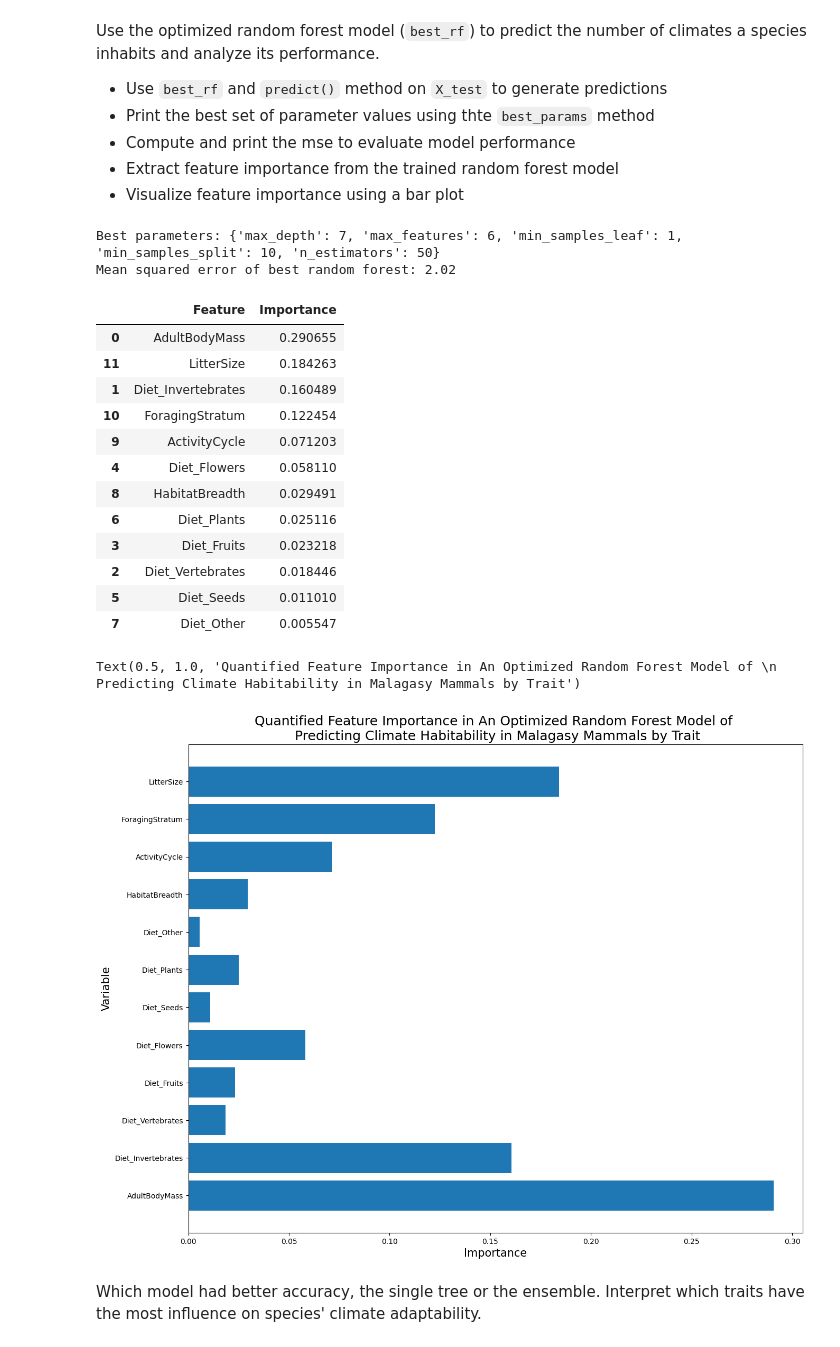
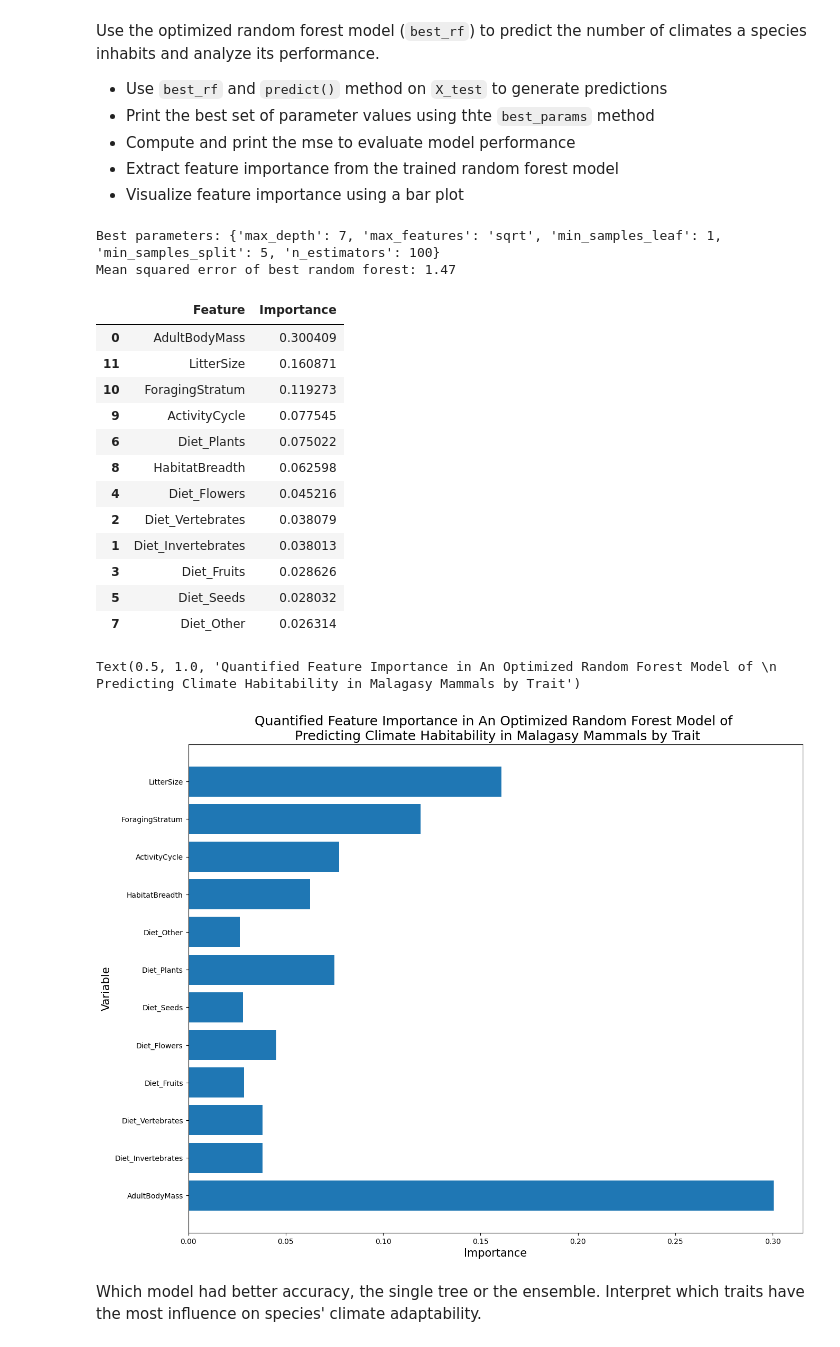
Before and after one commit to silkieMoth/EDS232-labs, a Jupyter notebook: week6/lab6-mammal-traits.ipynb, the cells around one changed output. Saved outputs shown, nothing was run; the diff lists cells and outputs as text; code cells hidden in the pictures.

```diff
--- a/week6/lab6-mammal-traits.ipynb
+++ b/week6/lab6-mammal-traits.ipynb
@@ -24,7 +24,9 @@ Similar to last week, we will need to take some steps to get the data in a usabl
     `Diet_Fruits`, `Diet_Flowers`, `Diet_Seeds`, `Diet_Plants`, `Diet_Other`. Then drop columns that are not relevant functional traits or climate type variables.   Next, drop any remaining  variables that have greater than 40% of the observations missing. Print the final dataframe shape.
 # %%
 # read data
-dat = pd.read_csv("/courses/EDS232/Data/MamTraitData.csv", encoding="ISO-8859-1")
+dat = pd.read_csv("/courses/EDS232/Data/MamTraitData.csv",
+                  encoding="ISO-8859-1",
+                  na_values = [-999])
 
 dat_clean = (dat.rename(columns={ # rename diet related columns with whitespace
             'Diet: invertebrates': 'Diet_Invertebrates',
@@ -46,18 +48,18 @@ Now impute the values of the missing data in the remaining numeric columns using
 # %%
 def impute(df):
     cats = df.select_dtypes(include=['object']) # select categoricals
-    nums = dat_clean.select_dtypes(include = ['int64', 'float64']) # select continuous
+    nums = dat_clean.select_dtypes(include = ['number']) # select continuous
 
     # impute categoricals vars with mode
-    df[cats.columns] = df[cats.columns].replace(-999, cats.mode().iloc[0])
+    df[cats.columns] = df[cats.columns].fillna(cats.mode().iloc[0])
 
     # impute continuous vars wiith KNN
     imputer = KNNImputer(n_neighbors = 5)
-    df[nums.columns] = imputer.fit_transform(df.loc[:, (df.dtypes == 'float64') | (df.dtypes == 'int64')])
+    df[nums.columns] = imputer.fit_transform(df[nums.columns])
 
     return df
 
-dat_imputed = impute(dat_clean)
+dat_imputed = impute(dat_clean.copy())
 # %% [markdown]
 ### Step 3: Create target variable and numerical encoding
 Create the target variable (`nClimates`) representing the  number of climates in which a species was present. Then finish preparing the data to be used in our models.
@@ -67,25 +69,28 @@ Create the target variable (`nClimates`) representing the  number of climates in
 - Encode categorical variables
 - Split the dataset into training and test sets. Use a random state of 808.
 # %%
+# get all categorical variables
+cats = dat_clean.select_dtypes(include=['object'])
+
 # make a copy
 dat_encoded = dat_imputed.copy()
 
 # create total climates variable
-dat_encoded['nClimates'] = dat_imputed['Dry'] + dat_imputed['Humid'] + dat_imputed['Montane'] + dat_imputed['Subarid'] + dat_imputed['Subhumid']
+dat_encoded['nClimates'] = dat_encoded['Dry'] + dat_encoded['Humid'] + dat_encoded['Montane'] + dat_encoded['Subarid'] + dat_encoded['Subhumid']
 
 # drop individual climates
 dat_encoded = dat_encoded.drop(columns = ['Dry', 'Humid', 'Montane', 'Subarid', 'Subhumid'])
 
 # encode categorical variables
-for column in dat_encoded.select_dtypes(include=['object']):
-    dat_encoded[column] = LabelEncoder().fit_transform(dat_encoded[column])
+for column in cats:
+   dat_encoded[column] = LabelEncoder().fit_transform(cats[column])
 # %%
 # split predictor and target variables
-y = dat_encoded['nClimates']
+y = dat_encoded['nClimates'].astype(np.int64)
 x = dat_encoded.iloc[:, :-1]
 
 # split data 70-30
-x_train, x_test, y_train, y_test = train_test_split(x, y, test_size = 30, random_state = 808)
+x_train, x_test, y_train, y_test = train_test_split(x, y, test_size = 0.3, random_state = 808)
 # %% [markdown]
 ### Step 4: Train a decision tree
 Train a single decision tree to predict the number of climate types inhabited by each species.
@@ -172,37 +178,37 @@ forest_y_pred = best_rf.predict(x_test)
 print(f'Best parameters: {best_rf.best_params_}')
 print(f'Mean squared error of best random forest: {mean_squared_error(y_test, forest_y_pred):.2f}')
 # %% [output]
-Best parameters: {'max_depth': 7, 'max_features': 6, 'min_samples_leaf': 1, 'min_samples_split': 10, 'n_estimators': 50}
-Mean squared error of best random forest: 2.02
+Best parameters: {'max_depth': 7, 'max_features': 'sqrt', 'min_samples_leaf': 1, 'min_samples_split': 5, 'n_estimators': 100}
+Mean squared error of best random forest: 1.47
 # %%
 # generate sorted table of feature importances
 pd.DataFrame({
     'Feature': x.columns,
-    'Importance': forest_maker.feature_importances_
+    'Importance': best_rf.best_estimator_.feature_importances_
 }).sort_values(by = 'Importance', ascending = False)
 # %% [output]
 |  | Feature | Importance |
-| 0 | AdultBodyMass | 0.290655 |
-| 11 | LitterSize | 0.184263 |
-| 1 | Diet_Invertebrates | 0.160489 |
-| 10 | ForagingStratum | 0.122454 |
-| 9 | ActivityCycle | 0.071203 |
-| 4 | Diet_Flowers | 0.058110 |
-| 8 | HabitatBreadth | 0.029491 |
-| 6 | Diet_Plants | 0.025116 |
-| 3 | Diet_Fruits | 0.023218 |
-| 2 | Diet_Vertebrates | 0.018446 |
-| 5 | Diet_Seeds | 0.011010 |
-| 7 | Diet_Other | 0.005547 |
+| 0 | AdultBodyMass | 0.300409 |
+| 11 | LitterSize | 0.160871 |
+| 10 | ForagingStratum | 0.119273 |
+| 9 | ActivityCycle | 0.077545 |
+| 6 | Diet_Plants | 0.075022 |
+| 8 | HabitatBreadth | 0.062598 |
+| 4 | Diet_Flowers | 0.045216 |
+| 2 | Diet_Vertebrates | 0.038079 |
+| 1 | Diet_Invertebrates | 0.038013 |
+| 3 | Diet_Fruits | 0.028626 |
+| 5 | Diet_Seeds | 0.028032 |
+| 7 | Diet_Other | 0.026314 |
 # %%
 # feature importance horizontal bar plot
-plt.barh(x.columns, forest_maker.feature_importances_)
+plt.barh(x.columns, best_rf.best_estimator_.feature_importances_)
 
 plt.xlabel('Importance', fontsize = 15)
 plt.ylabel('Variable', fontsize = 15)
 plt.title('Quantified Feature Importance in An Optimized Random Forest Model of \n Predicting Climate Habitability in Malagasy Mammals by Trait', fontsize = 18)
 # %% [output]
 Text(0.5, 1.0, 'Quantified Feature Importance in An Optimized Random Forest Model of \n Predicting Climate Habitability in Malagasy Mammals by Trait')
-[figure, old version]
+[figure, new version]
 # %% [markdown]
 Which model had better accuracy, the single tree or the ensemble.  Interpret which traits have the most influence on species' climate adaptability.
```
Also changed, not shown: parts of 8 cells of this notebook, 3 other files.
